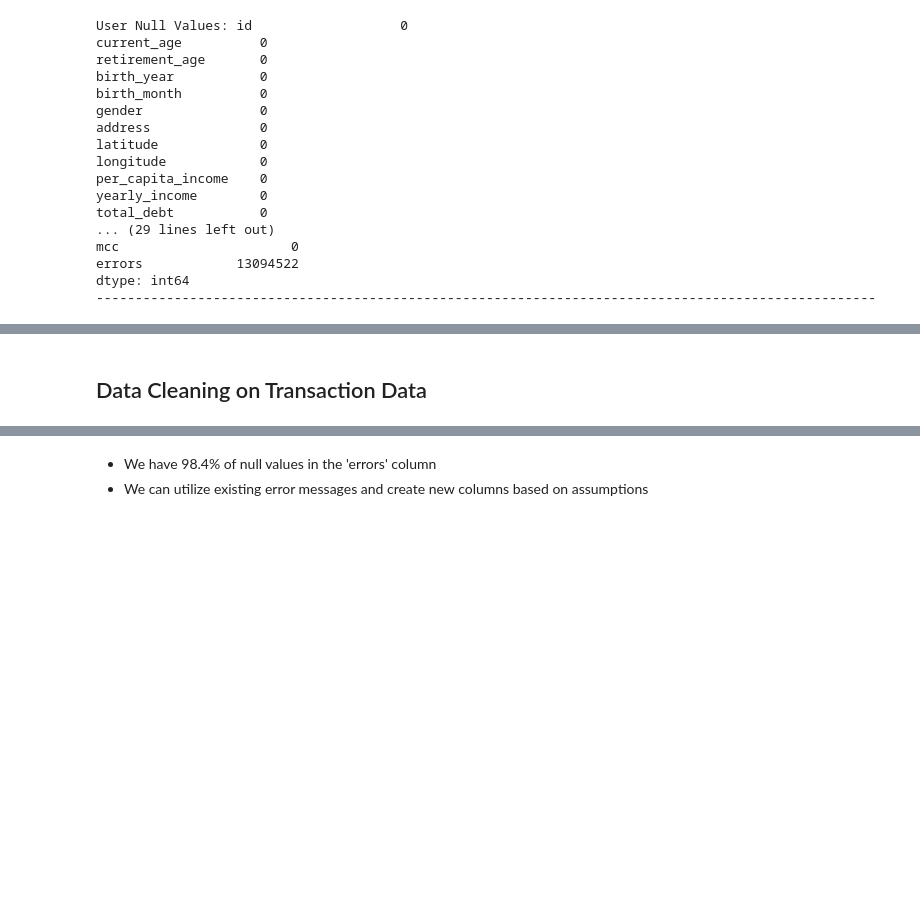
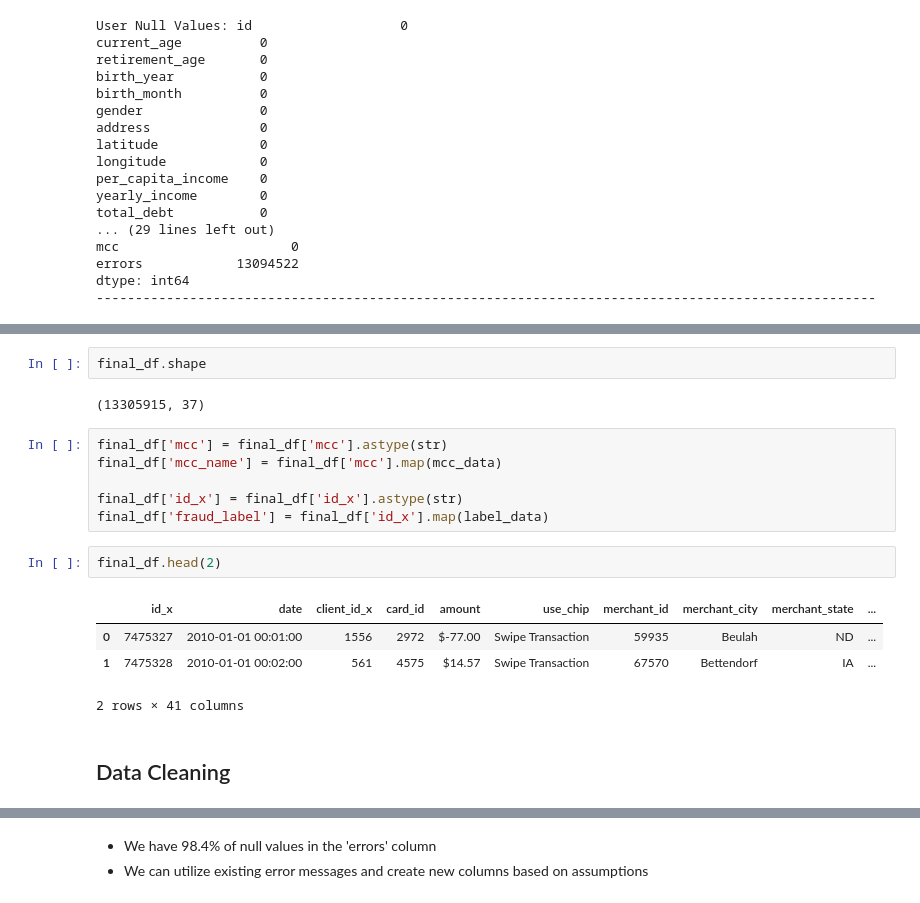
Before and after one commit to esr26/Kaggle-Projects, a Jupyter notebook: Financial Transaction Fraud/ft.ipynb, the cells around one changed output, grey strips where cells are left out. Saved outputs shown, nothing was run; the diff lists cells and outputs as text; blank space fills up the shorter version.

```diff
--- a/Financial Transaction Fraud/ft.ipynb
+++ b/Financial Transaction Fraud/ft.ipynb
@@ -91,3 +109,20 @@ dtype: int64
+# %%
+final_df.shape
+# %% [output]
+(13305915, 37)
+# %%
+final_df['mcc'] = final_df['mcc'].astype(str)
+final_df['mcc_name'] = final_df['mcc'].map(mcc_data)
+
+final_df['id_x'] = final_df['id_x'].astype(str)
+final_df['fraud_label'] = final_df['id_x'].map(label_data)
+# %%
+final_df.head(2)
+# %% [output]
+|  | id_x | date | client_id_x | card_id | amount | use_chip | merchant_id | merchant_city | merchant_state | ... |
+| 0 | 7475327 | 2010-01-01 00:01:00 | 1556 | 2972 | $-77.00 | Swipe Transaction | 59935 | Beulah | ND | ... |
+| 1 | 7475328 | 2010-01-01 00:02:00 | 561 | 4575 | $14.57 | Swipe Transaction | 67570 | Bettendorf | IA | ... |
+2 rows × 41 columns
 # %% [markdown]
-## Data Cleaning on Transaction Data
+## Data Cleaning
 # %%
```
Also changed, not shown: parts of 67 cells of this notebook.
